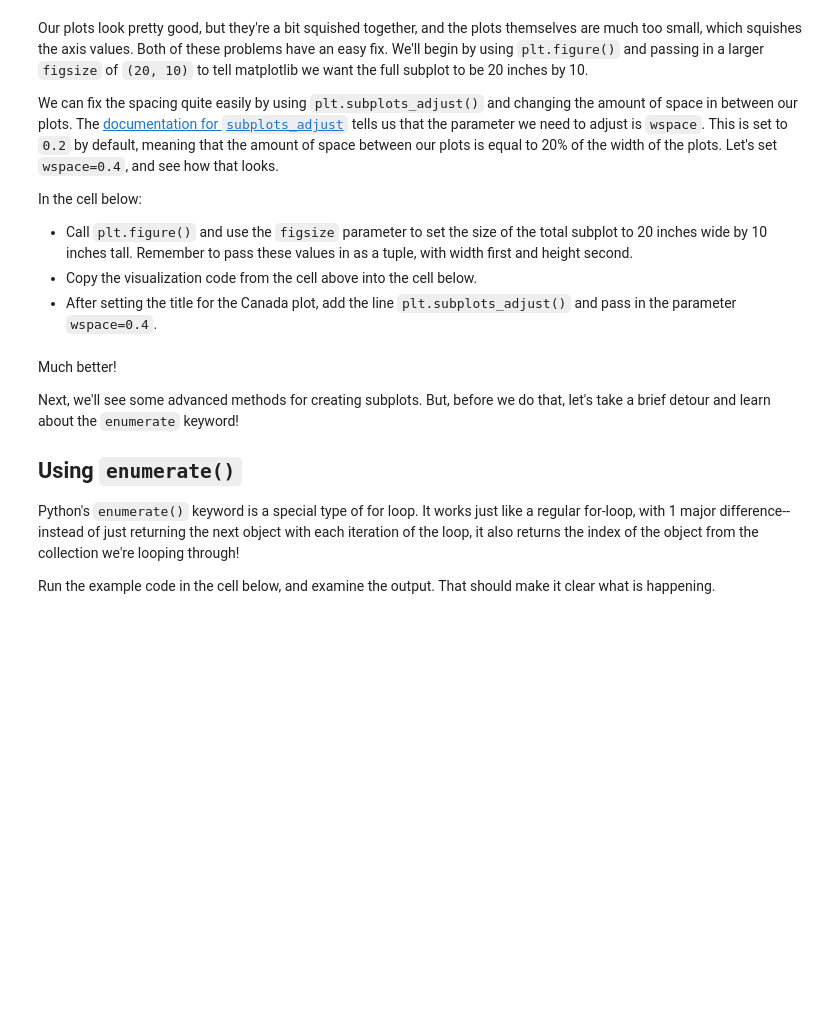
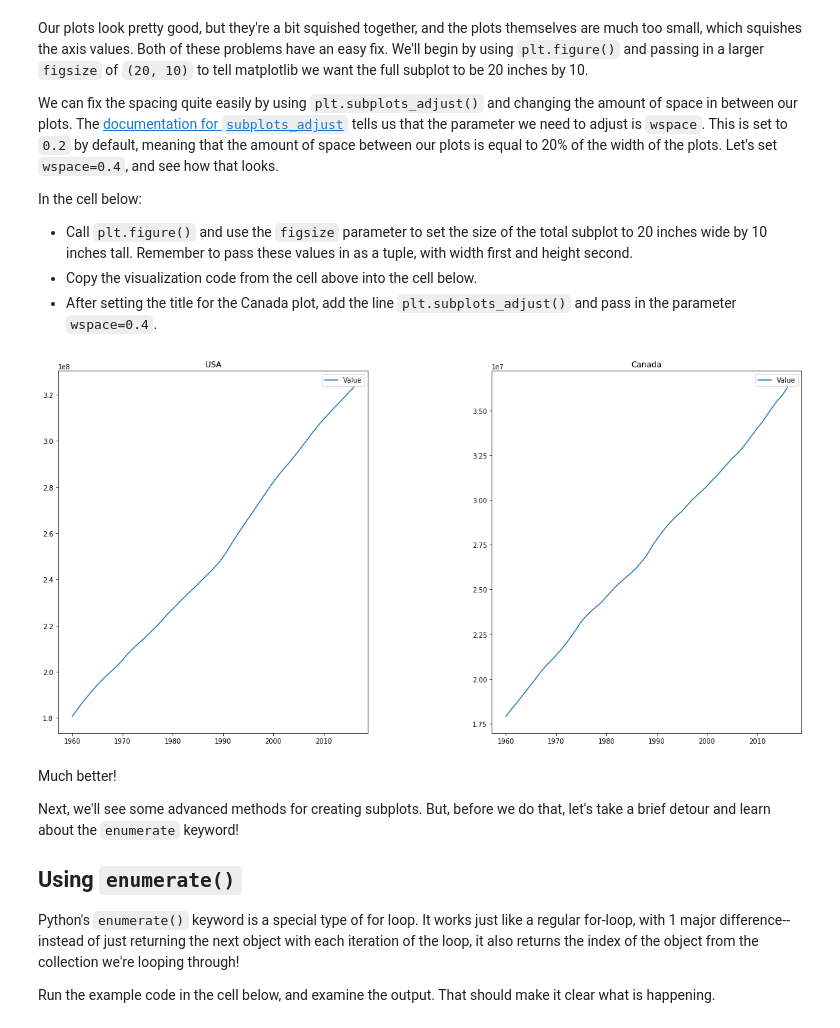
Before and after one commit to kemepley/dsc-subplots-and-enumeration-lab-dc-ds-career-042219, a Jupyter notebook: Subplots Lab.ipynb, the cells around one changed output. Cells and saved outputs as stored; diff of their text form; code cells hidden in the pictures; blank space fills up the shorter version.

```diff
--- a/Subplots Lab.ipynb
+++ b/Subplots Lab.ipynb
@@ -124,6 +124,24 @@ In the cell below:
 * Call `plt.figure()` and use the `figsize` parameter to set the size of the total subplot to 20 inches wide by 10 inches tall. Remember to pass these values in as a tuple, with width first and height second.
 * Copy the visualization code from the cell above into the cell below.
 * After setting the title for the Canada plot, add the line `plt.subplots_adjust()` and pass in the parameter `wspace=0.4`.
+# %%
+plt.figure(figsize=(20,10))
+
+plt.subplot(1,2,1)
+
+plt.plot(usa['Year'], usa['Value'])
+plt.title("USA")
+plt.legend()
+
+plt.subplot(1,2,2)
+
+plt.plot(canada['Year'], canada['Value'])
+plt.title("Canada")
+plt.legend()
+
+plt.subplots_adjust(wspace=0.4)
+# %% [output]
+[figure, added]
 # %% [markdown]
 Much better!
 
```
Also changed, not shown: parts of 4 cells of this notebook.
